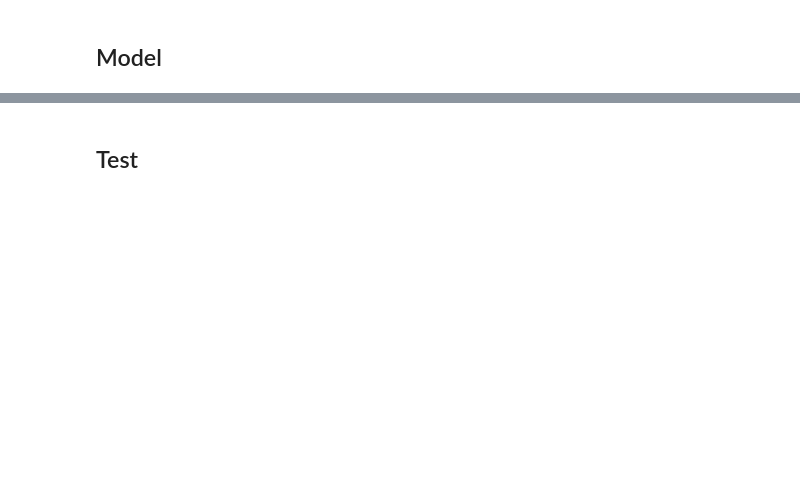
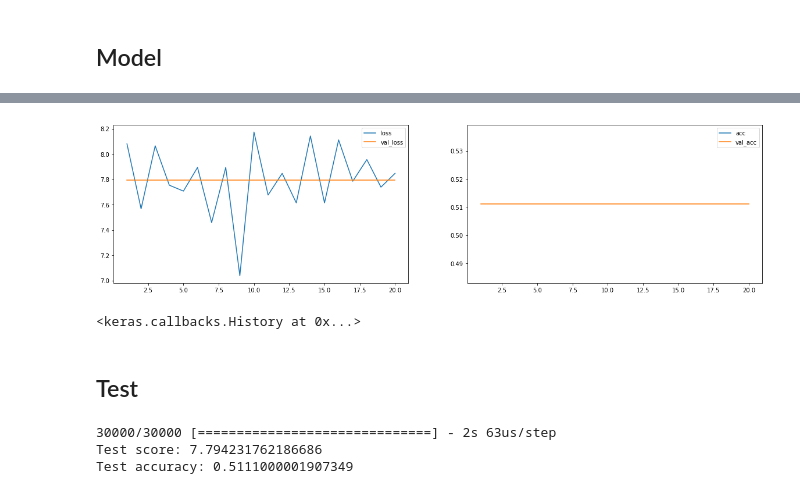
Before and after one commit to CachadaF/Sentiment_Analysis_Project, a Jupyter notebook: Models/Sentiment Analysis - Amazon Reviews Dataset.ipynb, the cells around one changed output, grey strips where cells are left out. Cells and saved outputs as stored; diff of their text form; code cells hidden in the pictures; blank space fills up the shorter version.

Commit message:
Modelo de CNN completo - Probar plot_losses luego

```diff
--- a/Models/Sentiment Analysis - Amazon Reviews Dataset.ipynb
+++ b/Models/Sentiment Analysis - Amazon Reviews Dataset.ipynb
@@ -200,6 +222,25 @@ model.fit(X_train
+# %%
+# Fit del modelo
+model.fit(X_train
+          ,train_labels
+          ,epochs=epochs
+          ,batch_size = batch_size
+          ,shuffle = True
+          ,validation_split=0.20
+          ,callbacks=callbacks)
+
+#Agregar en caso de utilizar el plot_losses() => Separar el train en validation data.
+#,validation_data = (x_valid, y_val_categorical)
+# %% [output]
+[figure, added]
+<keras.callbacks.History at 0x...>
 # %% [markdown]
 ## Test
 # %%
 score, acc = model.evaluate(X_test, test_labels, batch_size=batch_size)
 print('Test score:', score)
 print('Test accuracy:', acc)
+# %% [output]
+30000/30000 [==============================] - 2s 63us/step
+Test score: 7.794231762186686
+Test accuracy: 0.5111000001907349
```
Also changed, not shown: parts of 6 cells of this notebook.
